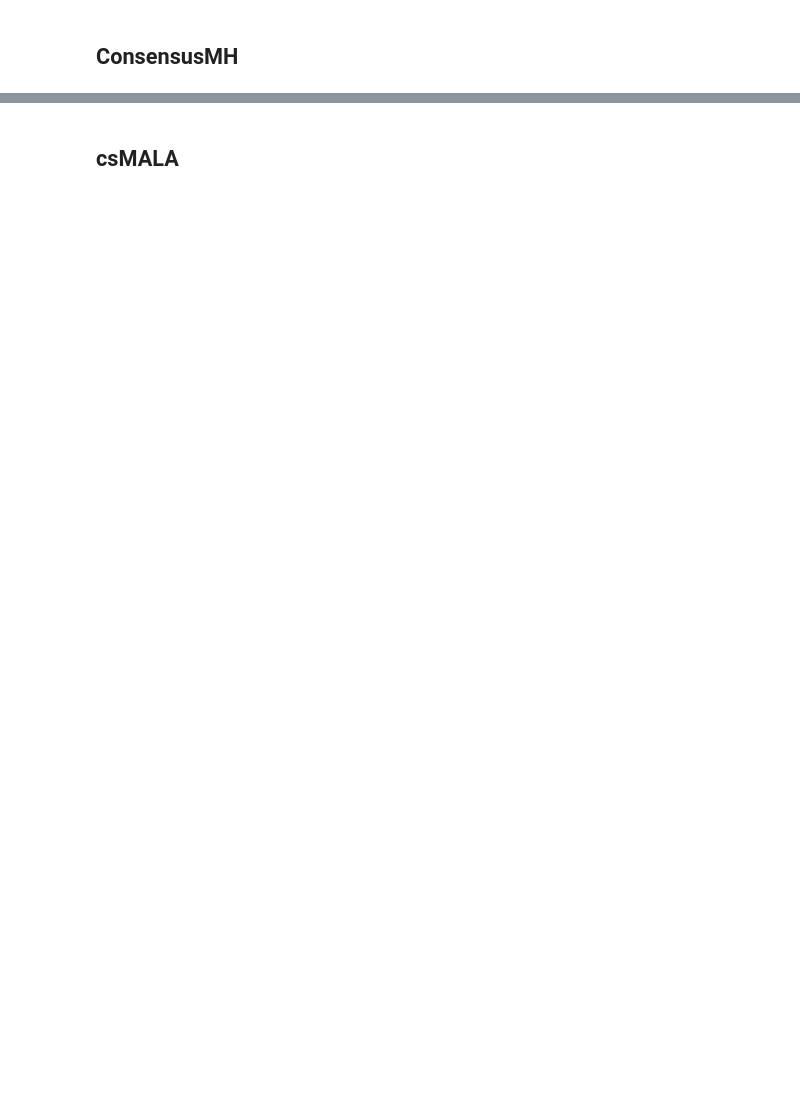
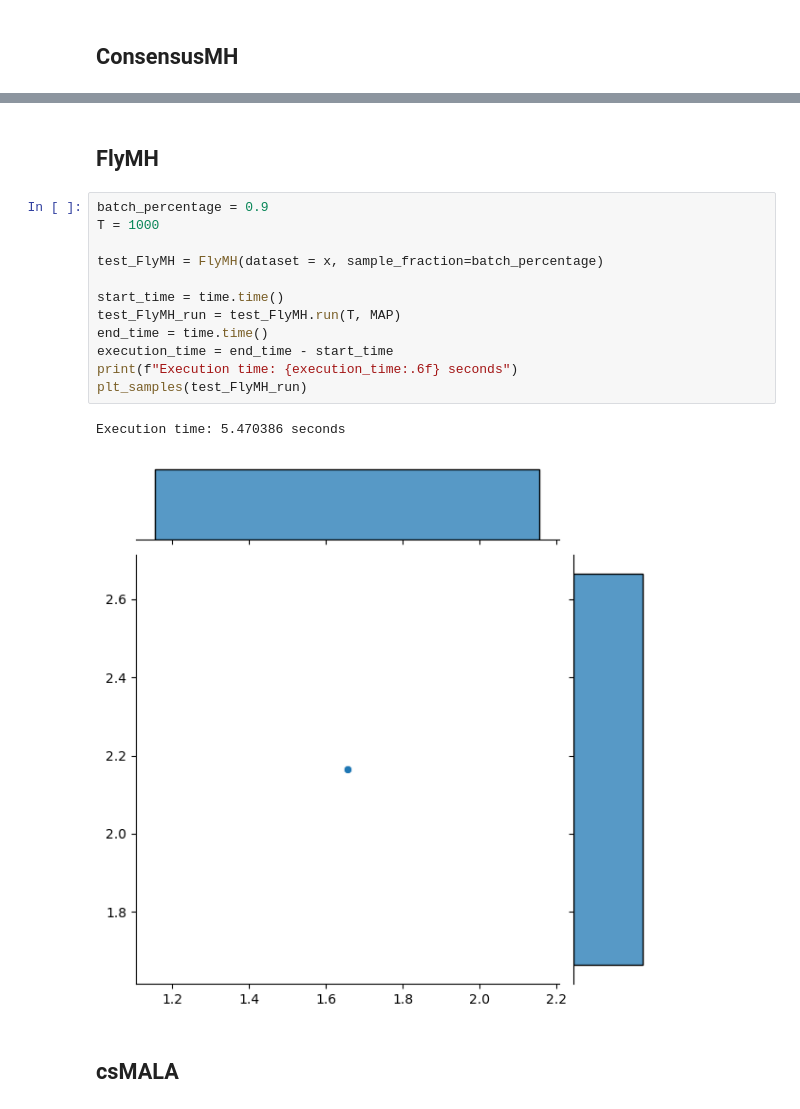
Before and after one commit to fnnrth/bt_MCMC_big_data, a Jupyter notebook: Main.ipynb, the cells around one changed output, grey strips where cells are left out. Saved outputs shown, nothing was run; the diff lists cells and outputs as text; blank space fills up the shorter version.

```diff
--- a/Main.ipynb
+++ b/Main.ipynb
@@ -76,3 +94,20 @@ Execution time: 32.455209 seconds
+# %% [markdown]
+## FlyMH
+# %%
+batch_percentage = 0.9
+T = 1000
+
+test_FlyMH = FlyMH(dataset = x, sample_fraction=batch_percentage)
+
+start_time = time.time()
+test_FlyMH_run = test_FlyMH.run(T, MAP)
+end_time = time.time()
+execution_time = end_time - start_time
+print(f"Execution time: {execution_time:.6f} seconds")
+plt_samples(test_FlyMH_run)
+# %% [output]
+Execution time: 5.470386 seconds
+[figure, added]
 # %% [markdown]
 ## csMALA
 # %%
```
Also changed, not shown: parts of 4 cells of this notebook, 1 other file.
